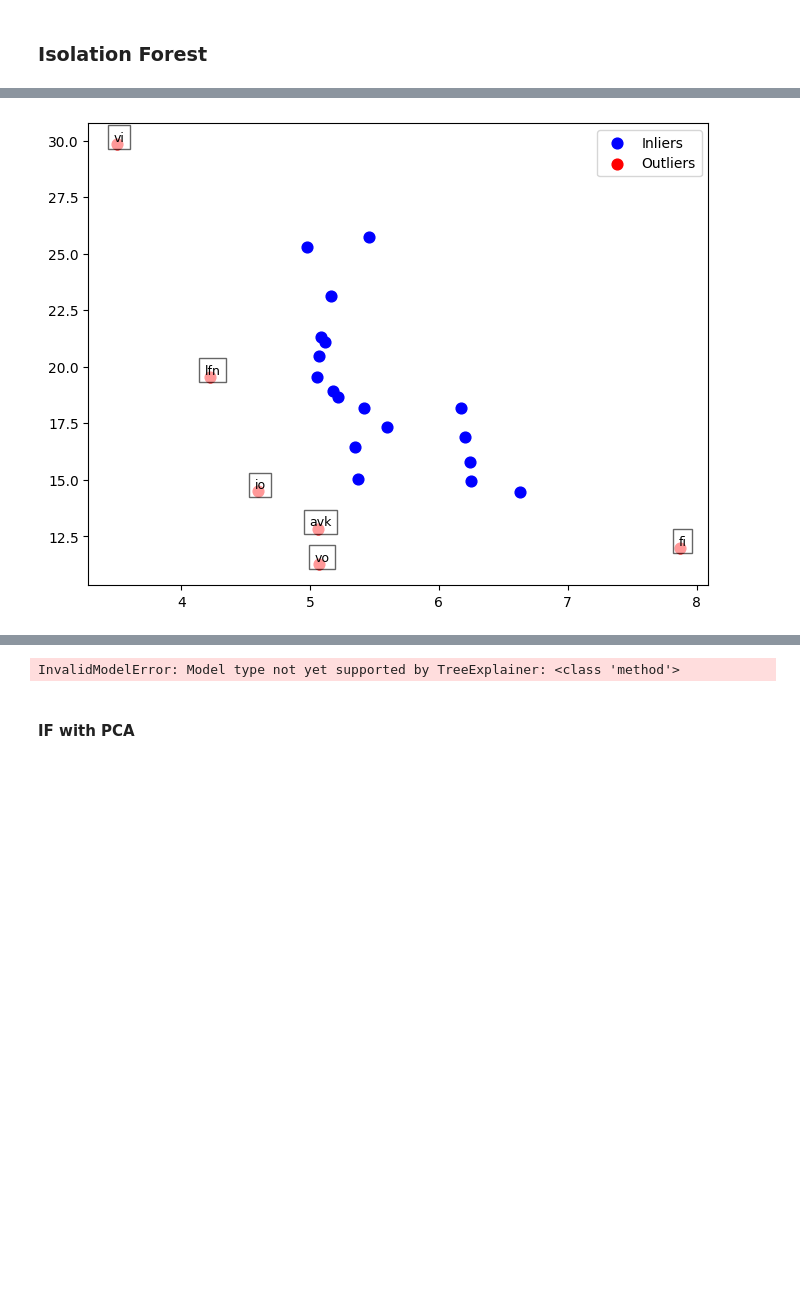
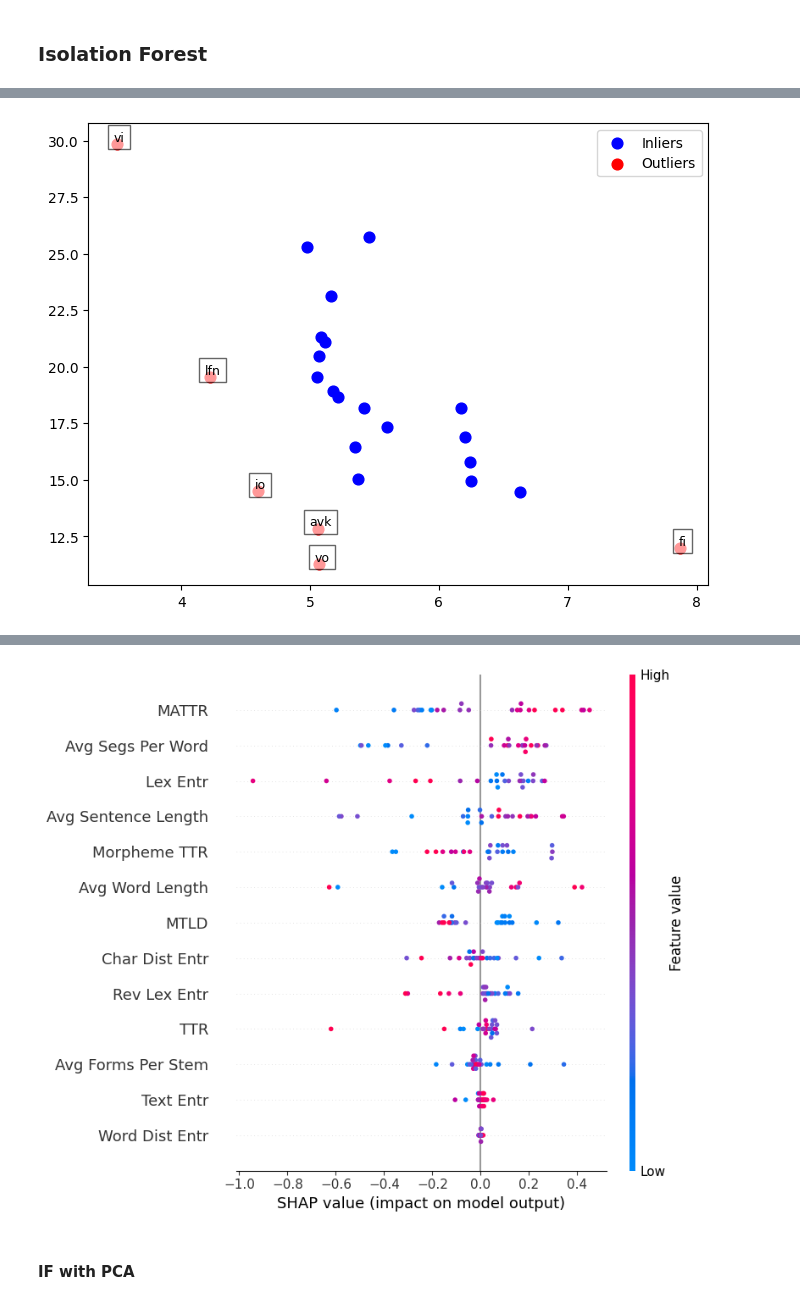
Before and after one commit to kirbergerconnor/iscl-thesis, a Jupyter notebook: anomalydetection.ipynb, the cells around one changed output, grey strips where cells are left out. Cells and saved outputs as stored; diff of their text form; code cells hidden in the pictures; blank space fills up the shorter version.

Commit message:
Add SHAP values code

```diff
--- a/anomalydetection.ipynb
+++ b/anomalydetection.ipynb
@@ -462,7 +493,7 @@ for i, txt in enumerate(data['Corpus']):
                  ha='center', va='bottom', bbox=dict(facecolor='white', alpha=0.6))
 # plt.title("Isolation Forest Outliers")
 plt.legend()
-plt.savefig('./results/IF_outliers.png')
+plt.savefig('./results/IF_outliers.png', bbox_inches='tight')
 plt.show()
 
 # # Permutation Feature Importances
@@ -482,44 +513,18 @@ plt.show()
 
 # SHAP Feature Importances
 shap.initjs()
-explainer = shap.TreeExplainer(ifo.predict, X_train)
+explainer = shap.KernelExplainer(ifo.predict, X_train)
 shap_values = explainer.shap_values(X_train)
 shap.summary_plot(shap_values, X_train, show=False, feature_names=data.iloc[:,2:].columns.values)
-plt.savefig("./results/IF_SHAP_values.png")
+plt.savefig("./results/IF_SHAP_values.png", bbox_inches='tight')
 plt.show()
+
+# IF_feature_importance = global_shap_importance(ifo, X_train)
+# print(IF_feature_importance)
 
 # explainer = shap.Explainer(ifc)
 # shap_values = explainer(X_train)
 # shap.plots.waterfall(shap_values[0])
-
-# def global_shap_importance(model, X):
-#     """ Return a dataframe containing the features sorted by Shap importance
-#     Parameters
-#     ----------
-#     model : The tree-based model
-#     X : pd.Dataframe
-#          training set/test set/the whole dataset ... (without the label)
-#     Returns
-#     -------
-#     pd.Dataframe
-#         A dataframe containing the features sorted by Shap importance
-#     """
-#     explainer = shap.Explainer(model)
-#     shap_values = explainer(X)
-#     cohorts = {"": shap_values}
-#     cohort_labels = list(cohorts.keys())
-#     cohort_exps = list(cohorts.values())
-#     for i in range(len(cohort_exps)):
-#         if len(cohort_exps[i].shape) == 2:
-#             cohort_exps[i] = cohort_exps[i].abs.mean(0)
-#     features = cohort_exps[0].data
-#     feature_names = cohort_exps[0].feature_names
-#     values = np.array([cohort_exps[i].values for i in range(len(cohort_exps))])
-#     feature_importance = pd.DataFrame(
-#         list(zip(feature_names, sum(values))), columns=['features', 'importance'])
-#     feature_importance.sort_values(
-#         by=['importance'], ascending=False, inplace=True)
-#     return feature_importance
 
 # disp = DecisionBoundaryDisplay.from_estimator(
 #     ifo,
@@ -536,17 +542,17 @@ plt.show()
 max_samples           0.5
 contamination        0.25
 n_estimators            5
 max_features          1.0
 bootstrap           False
 precision        0.666667
 recall           0.666667
 f1               0.666667
 Name: 4168, dtype: object
 {'eo': (-1, 1), 'nl': (1, 1), 'is': (1, 1), 'pl': (1, 1), 'fr': (1, 1), 'vo': (-1, -1), 'af': (1, 1), 'vi': (1, -1), 'oc': (1, 1), 'en': (1, 1), 'it': (1, 1), 'ia': (-1, 1), 'sv': (1, 1), 'lfn': (-1,  ...
 [figure]
 [figure]
 [interactive output not drawn]
-InvalidModelError: Model type not yet supported by TreeExplainer: <class 'method'>
+[figure, added]
 # %% [markdown]
 #### IF with PCA
 # %%
```
Also changed, not shown: parts of 5 cells of this notebook, 28 other files.
